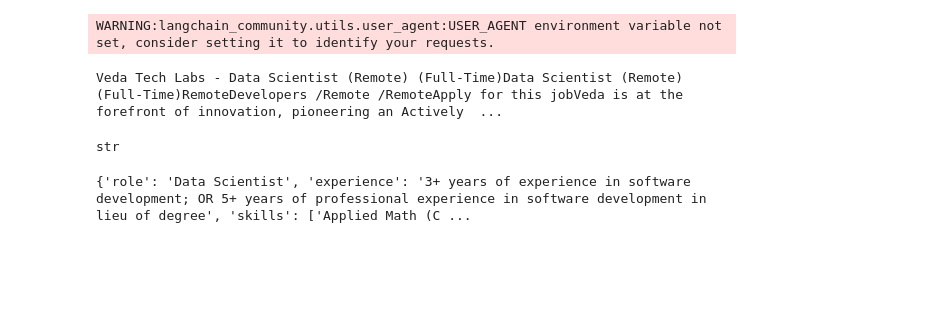
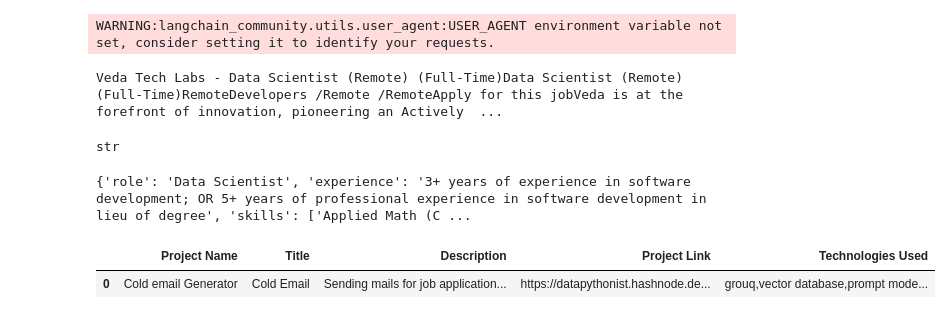
Before and after one commit to BiochemIbitz/BiochemIbitz, a Jupyter notebook: cold_mail_generator.ipynb, the cells around one changed output. Saved outputs shown, nothing was run; the diff lists cells and outputs as text; code cells hidden in the pictures; blank space fills up the shorter version.

```diff
--- a/cold_mail_generator.ipynb
+++ b/cold_mail_generator.ipynb
@@ -169,4 +171,8 @@ print(Json_response)
 {'role': 'Data Scientist', 'experience': '3+ years of experience in software development; OR 5+ years of professional experience in software development in lieu of degree', 'skills': ['Applied Math (C ...
 # %%
 import pandas as pd
-df = pd.read_csv(r )
+df = pd.read_csv(r'/content/drive/MyDrive/portfolio_projects.csv')
+df
+# %% [output]
+|  | Project Name | Title | Description | Project Link | Technologies Used |
+| 0 | Cold email Generator | Cold Email | Sending mails for job application... | https://datapythonist.hashnode.de... | grouq,vector database,prompt mode... |
```
Also changed, not shown: parts of 7 cells of this notebook.
